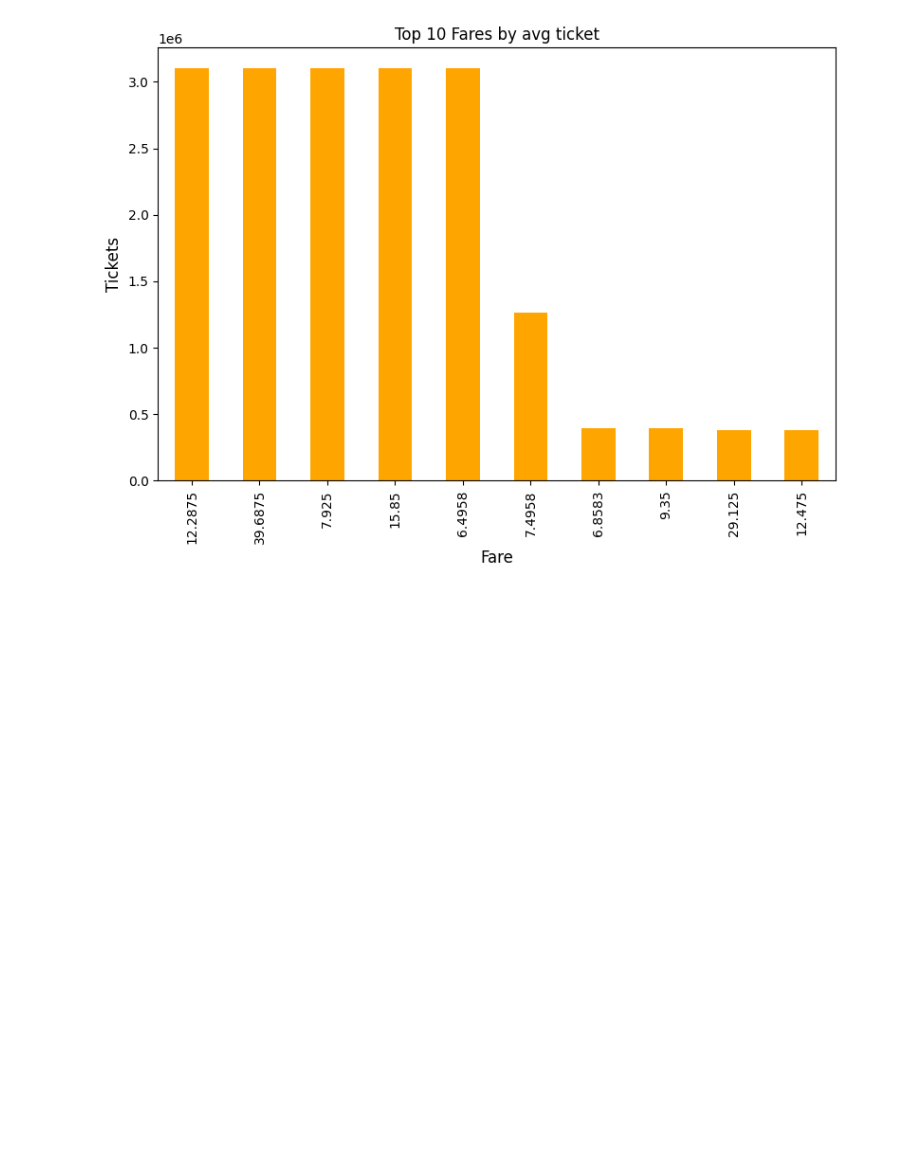
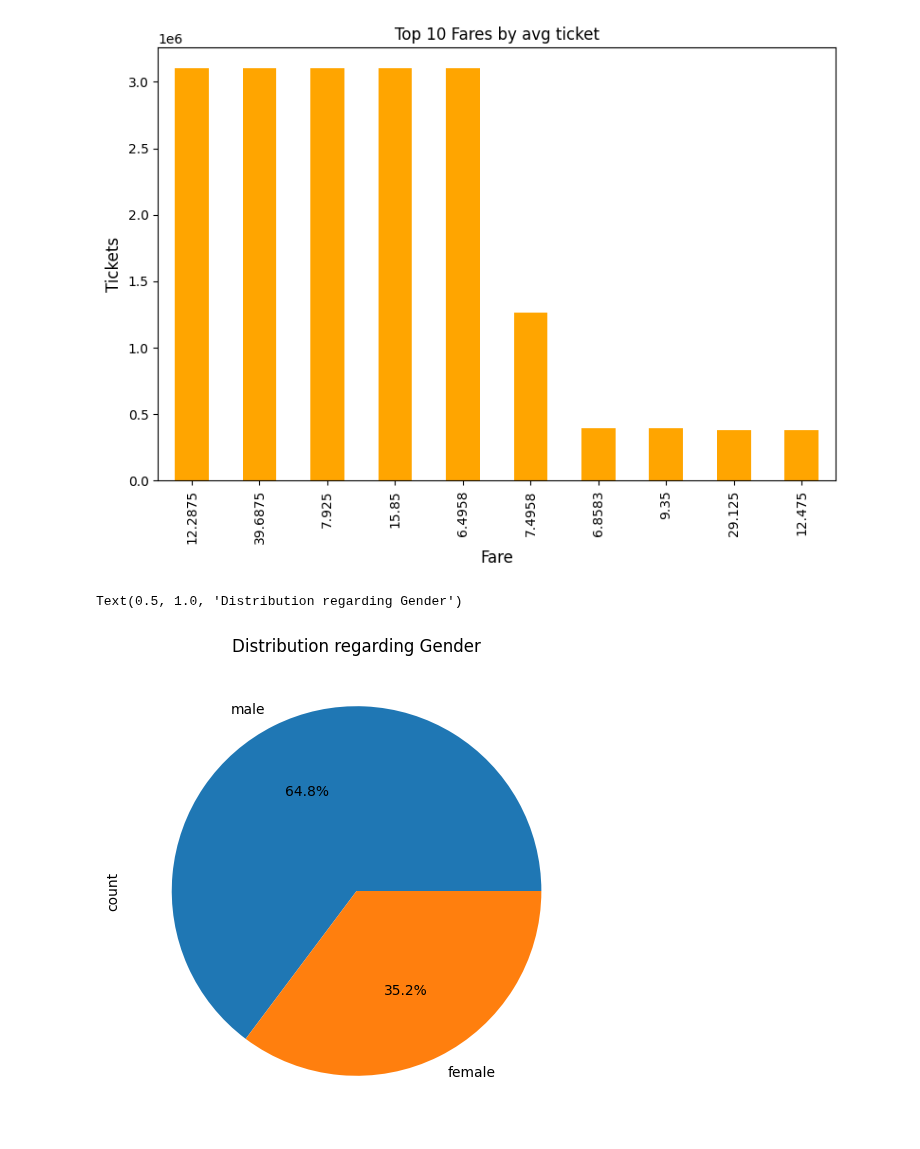
Before and after one commit to Vanshaj14Mohan/AIML-College, a Jupyter notebook: CIA1/main.ipynb, the cells around one changed output. Saved outputs shown, nothing was run; the diff lists cells and outputs as text; code cells hidden in the pictures; blank space fills up the shorter version.

```diff
--- a/CIA1/main.ipynb
+++ b/CIA1/main.ipynb
@@ -206,3 +206,10 @@ plt.tight_layout()
 plt.show()
 # %% [output]
 [figure]
+# %%
+# Command thirteen
+ax = df["Sex"].value_counts().plot(kind="pie", autopct="%.1f%%", figsize=(8, 6))
+ax.set_title("Distribution regarding Gender")
+# %% [output]
+Text(0.5, 1.0, 'Distribution regarding Gender')
+[figure, added]
```
Also changed, not shown: parts of 2 cells of this notebook.
